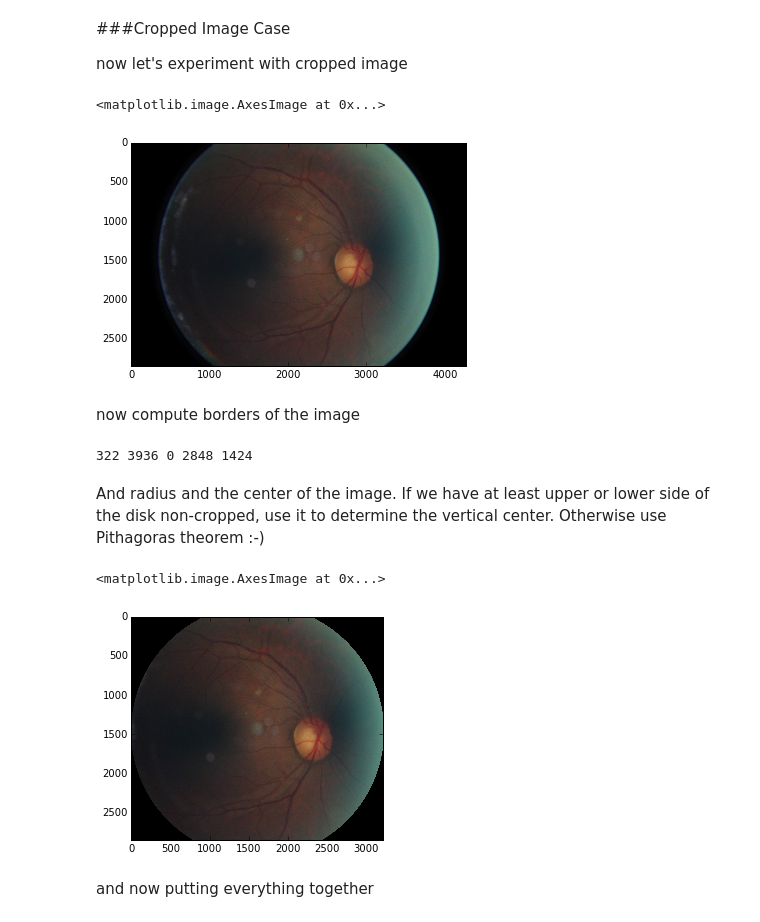
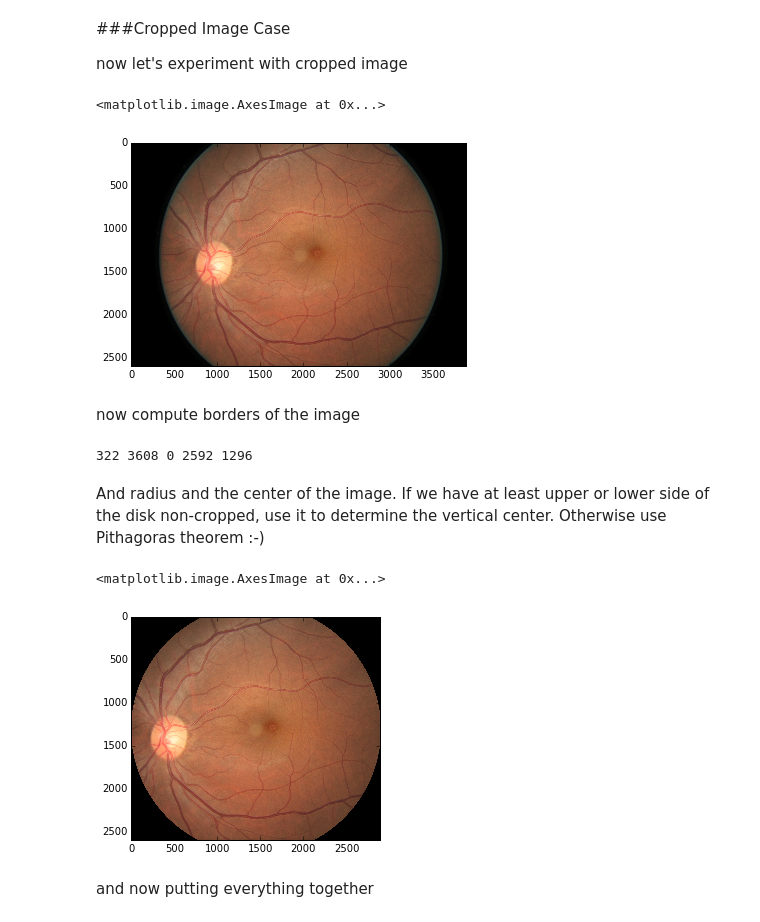
Before and after one commit to fierval/retina, a Jupyter notebook: DiabeticRetinopathy/CicrularCrop.ipynb, the cells around one changed output. Saved outputs shown, nothing was run; the diff lists cells and outputs as text; code cells hidden in the pictures.

Commit message:
Start working on image transformation notebook.

```diff
--- a/DiabeticRetinopathy/CicrularCrop.ipynb
+++ b/DiabeticRetinopathy/CicrularCrop.ipynb
@@ -80,14 +80,14 @@ plt.imshow(img2)
 
 now let's experiment with cropped image
 # %%
-baseFolder = '/Users/vtymchenko/Dropbox/Shared/Retina'
-imgFile = 'crop/20677_left.jpeg'
+baseFolder = '/Users/boris/Dropbox/Kaggle/Retina/train/sample'
+imgFile = '263_right.jpeg'
 filename = os.path.join(baseFolder, imgFile)
 img = skimage.io.imread(filename)
 plt.imshow(img)
 # %% [output]
 <matplotlib.image.AxesImage at 0x...>
-[figure, old version]
+[figure, new version]
 # %%
 s = np.sum(img, axis=2)
 cols = np.sum(s, axis=0) > threshold
@@ -107,7 +107,7 @@ y_max = height/2 + y_max if y_max > 0 else height
 
 print x_min, x_max, y_min, y_max, height/2
 # %% [output]
-322 3936 0 2848 1424
+322 3608 0 2592 1296
 # %% [markdown]
 And radius and the center of the image. If we have at least upper or lower side of the disk non-cropped, use it to determine the vertical center. Otherwise use Pithagoras theorem :-)
 # %%
@@ -140,7 +140,7 @@ border_pixels = np.sum(1 - maskT)
 plt.imshow(img2)
 # %% [output]
 <matplotlib.image.AxesImage at 0x...>
-[figure, old version]
+[figure, new version]
 # %% [markdown]
 and now putting everything together
 # %%
```
Also changed, not shown: parts of 4 cells of this notebook, 3 other files.
